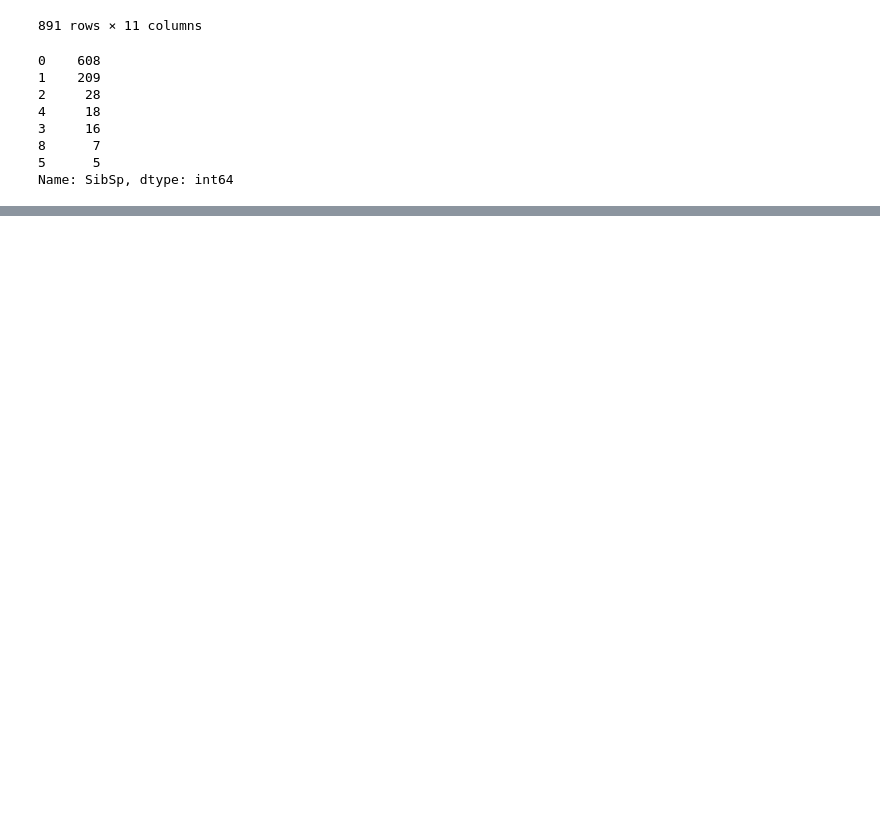
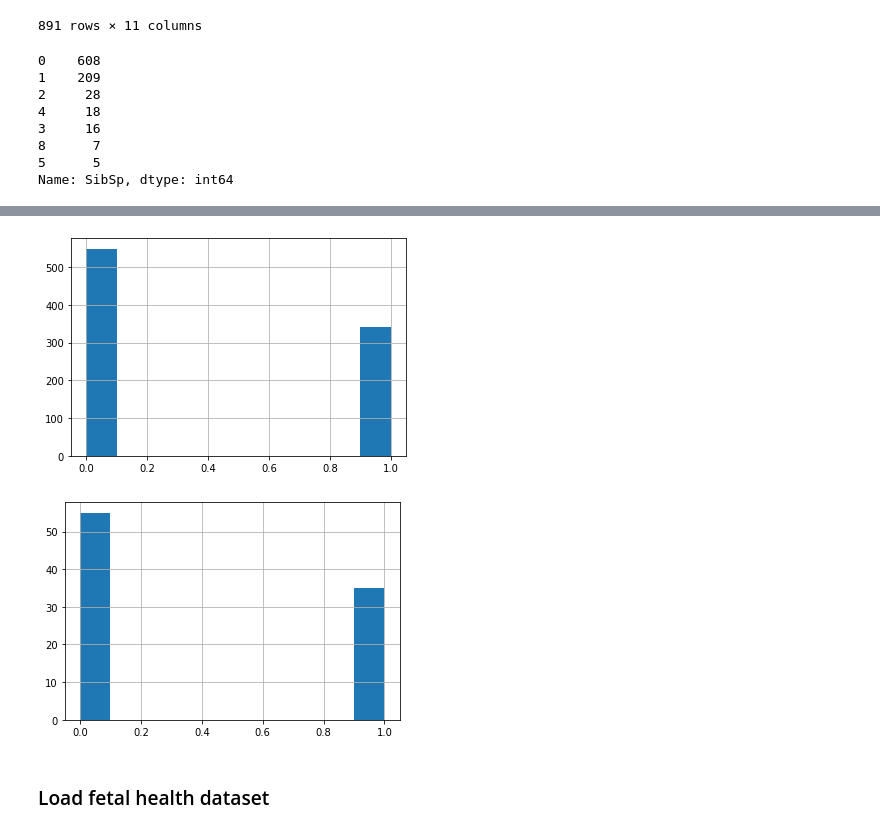
Before and after one commit to vonHousen/lime, a Jupyter notebook: doc/mod/notebooks/DatesetsLookup.ipynb, the cells around one changed output, grey strips where cells are left out. Saved outputs shown, nothing was run; the diff lists cells and outputs as text; code cells hidden in the pictures; blank space fills up the shorter version.

Commit message:
Finished with 5 classification datasets.

```diff
--- a/doc/mod/notebooks/DatesetsLookup.ipynb
+++ b/doc/mod/notebooks/DatesetsLookup.ipynb
@@ -74 +73,11 @@ train
 801 rows × 8 columns
+# %%
+data["Survived"].hist()
+plt.show()
+test_labels.hist()
+plt.show()
+# %% [output]
+[figure, added]
+[figure, added]
+# %% [markdown]
+### Load fetal health dataset
```
Also changed, not shown: parts of 16 cells of this notebook.
